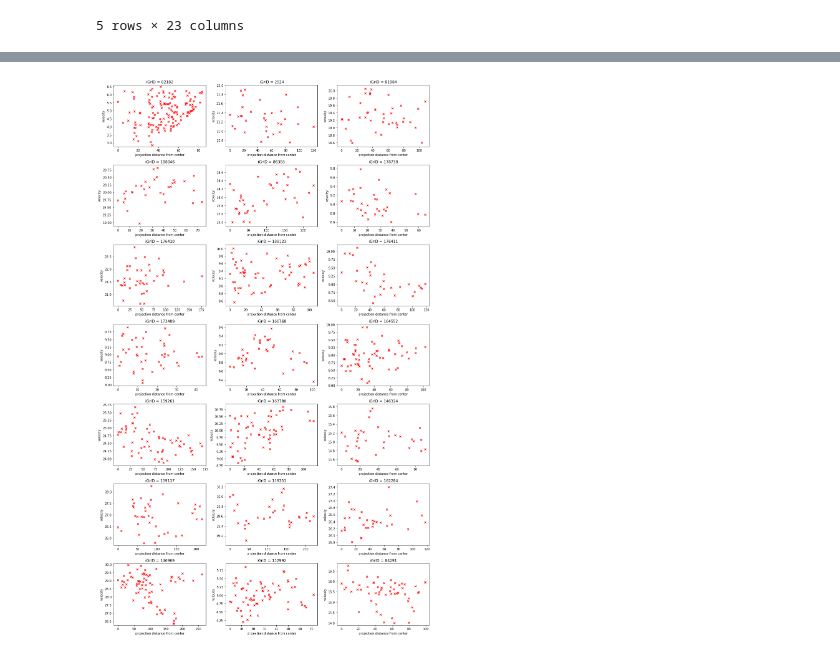
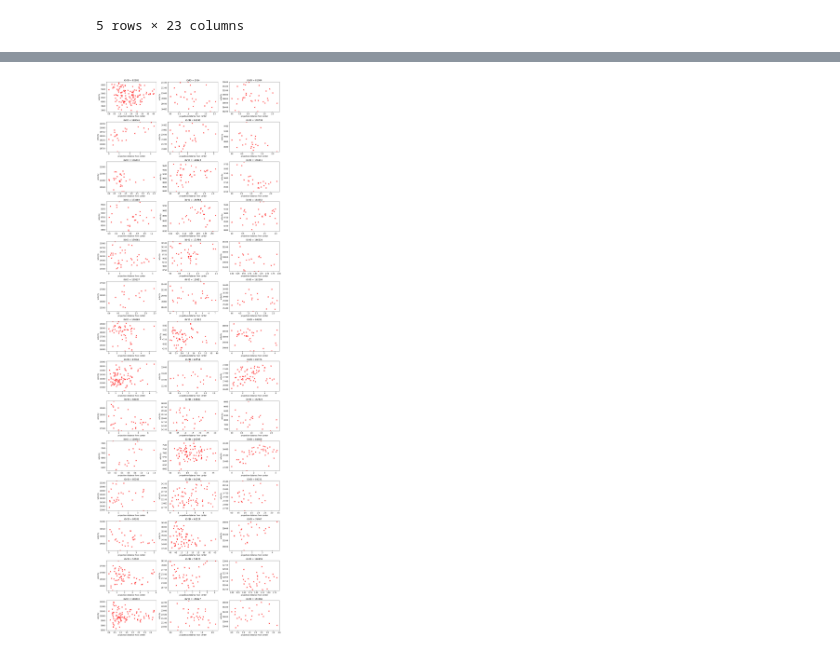
Before and after one commit to dgradoboev/project_galaxies, a Jupyter notebook: Distances.ipynb, the cells around one changed output, grey strips where cells are left out. Saved outputs shown, nothing was run; the diff lists cells and outputs as text; code cells hidden in the pictures.

Commit message:
dist v.2

```diff
--- a/Distances.ipynb
+++ b/Distances.ipynb
@@ -143,11 +44,16 @@ g_2['r_pr'] = g_2['r_pr'].fillna(0)
+# %%
+def dist(ro0, angle_y, angle_x):
+    return ro0*np.cos(angle_y)*(np.tan(angle_x)-np.tan(angle_y))
+# %%
+g_2['oa'] = (dist(g_2.Ro_0, np.deg2rad(g_2.RAJ2000_y), np.deg2rad(g_2.RAJ2000_x))**2 + dist(g_2.Ro_0, np.deg2rad(g_2.DEJ2000_y), np.deg2rad(g_2.DEJ2000_x)))**0.5
+g_s['oa'] = (dist(g_s.Ro_0, np.deg2rad(g_s.RAJ2000_y), np.deg2rad(g_s.RAJ2000_x))**2 + dist(g_s.Ro_0, np.deg2rad(g_s.DEJ2000_y), np.deg2rad(g_s.DEJ2000_x)))**0.5
 # %%
-#Считаем лучевую скорость убегания галактики
-g_2['v'] = const.c.to('mpc / yr')*((1+g_2.z_x)**2-1)/((1+g_2.z_x)**2+1)
-g_s['v'] = const.c.to('mpc / yr')*((1+g_s.z_x)**2-1)/((1+g_s.z_x)**2+1)
+g_2['v'] = const.c.to('km / s')*((1+g_2.z_x)**2-1)/((1+g_2.z_x)**2+1)
+g_s['v'] = const.c.to('km / s')*((1+g_s.z_x)**2-1)/((1+g_s.z_x)**2+1)
 # %%
 def drawPlot(data, GrID, ax, c):
     gr = data[data.iGrID == GrID]
-    ax.scatter(gr.r_pr, gr.v, c=c, marker='x')
+    ax.scatter(gr.oa, gr.v, c=c, marker='x')
     ax.set_xlabel('projection distance from center')
     ax.set_ylabel('velocity')
     ax.set_title('iGrID = %d' % (GrID))
@@ -163,11 +69,11 @@ plt.tight_layout()
 # %%
-fig, axs = plt.subplots(7, 3, figsize=(15,25))
+fig, axs = plt.subplots(14, 3, figsize=(15,45))
 GrIDs = g_s.iGrID.unique()
-for i in range(21):
+for i in range(14*3):
     drawPlot(g_s, GrIDs[i], axs[i//3, i%3], 'r')
 plt.tight_layout()
 # %% [output]
-[figure, old version]
+[figure, new version]
 # %%
 g_2.to_csv('g_2_with_dist.csv', index=False)
 g_s.to_csv('g_s_with_dist.csv', index=False)
```
Also changed, not shown: parts of 14 cells of this notebook.
